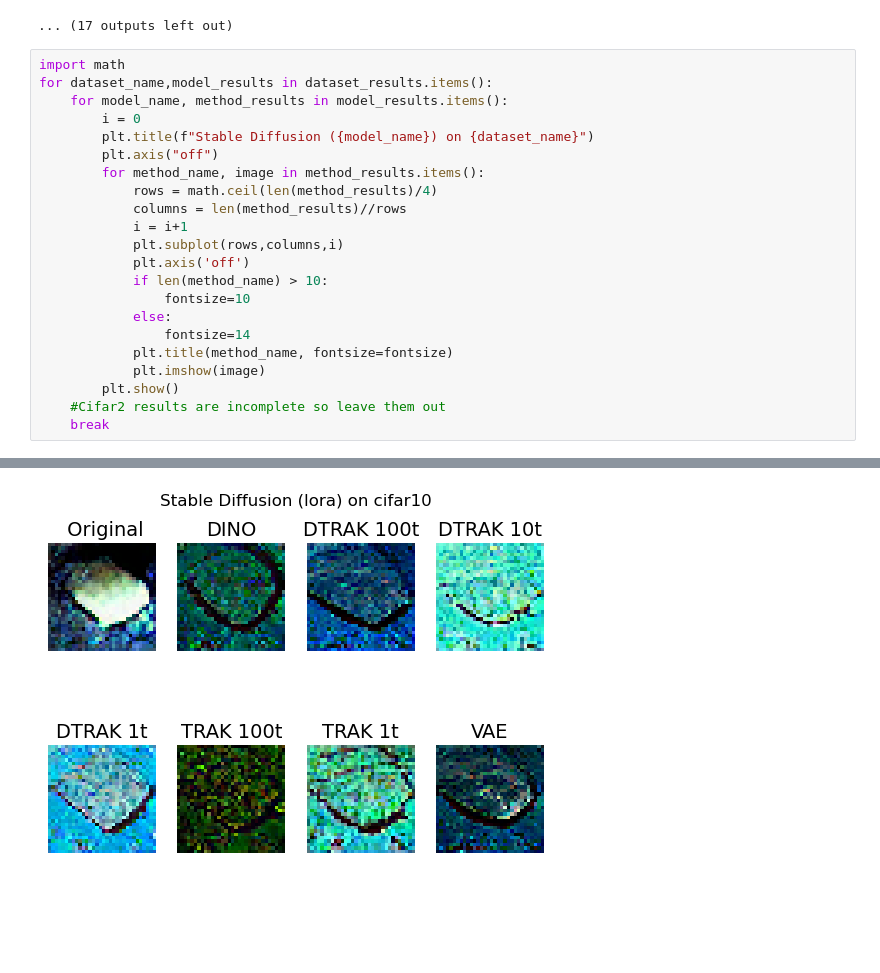
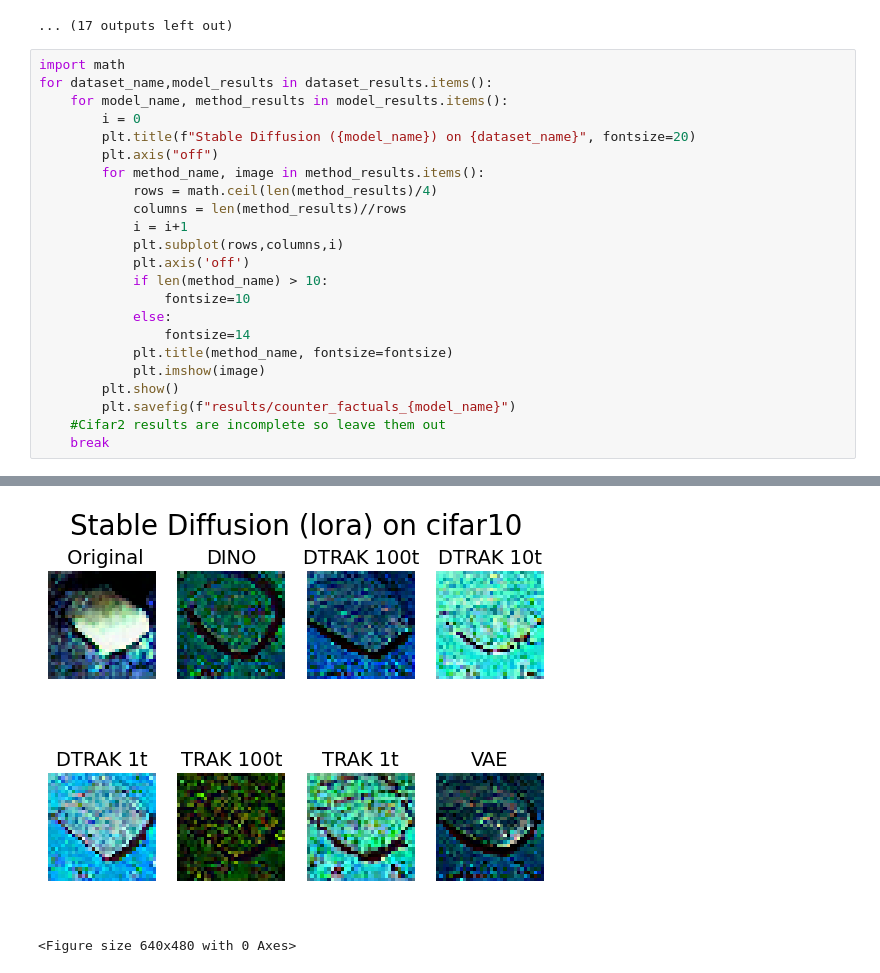
Before and after one commit to Naterjack/Data-Attribution-for-Stable-Diffusion, a Jupyter notebook: CounterFactualResults.ipynb, the cells around one changed output, grey strips where cells are left out. Drawn from its saved outputs; the diff is of its cells as text; blank space fills up the shorter version.

Commit message:
Pretty up results presentation

```diff
--- a/CounterFactualResults.ipynb
+++ b/CounterFactualResults.ipynb
@@ -106,7 +106,7 @@ import math
 for dataset_name,model_results in dataset_results.items():
     for model_name, method_results in model_results.items():
         i = 0
-        plt.title(f"Stable Diffusion ({model_name}) on {dataset_name}")
+        plt.title(f"Stable Diffusion ({model_name}) on {dataset_name}", fontsize=20)
         plt.axis("off")
         for method_name, image in method_results.items():
             rows = math.ceil(len(method_results)/4)
@@ -121,6 +121,7 @@ for dataset_name,model_results in dataset_results.items():
             plt.title(method_name, fontsize=fontsize)
             plt.imshow(image)
         plt.show()
+        plt.savefig(f"results/counter_factuals_{model_name}")
     #Cifar2 results are incomplete so leave them out
     break
 # %% [output]
@@ -128 +129,2 @@ for dataset_name,model_results in dataset_results.items():
-[figure, old version]
+[figure, new version]
+<Figure size 640x480 with 0 Axes>
```
Also changed, not shown: parts of 1 cell of this notebook, 9 other files.
